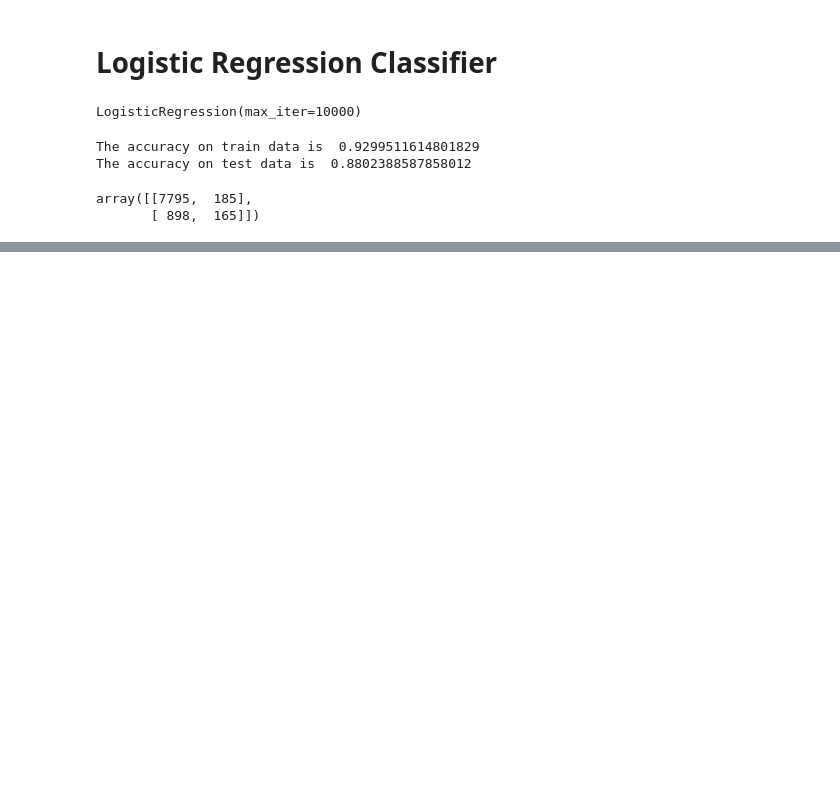
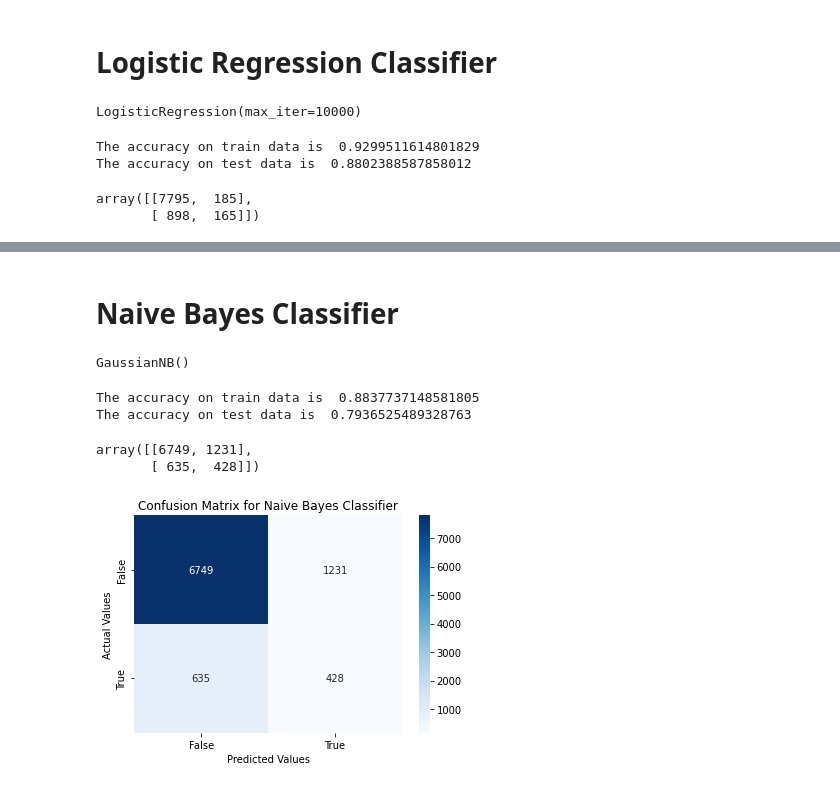
Before and after one commit to sainirajesh17/Bank_Marketing_Effectiveness_Prediction-ML_Classification-, a Jupyter notebook: Bank_Marketing_Effectiveness_Prediction_(Classification)_Capstone_Project.ipynb, the cells around one changed output, grey strips where cells are left out. Saved outputs shown, nothing was run; the diff lists cells and outputs as text; code cells hidden in the pictures; blank space fills up the shorter version.

```diff
--- a/Bank_Marketing_Effectiveness_Prediction_(Classification)_Capstone_Project.ipynb
+++ b/Bank_Marketing_Effectiveness_Prediction_(Classification)_Capstone_Project.ipynb
@@ -538,0 +725,2 @@ Score_df
+# %% [markdown]
+# **Naive Bayes Classifier**
@@ -538,0 +735,6 @@ Score_df
+# %%
+# Fitting the model
+
+gnb.fit(X_train_sm, y_train_sm)
+# %% [output]
+GaussianNB()
@@ -538,0 +746,40 @@ Score_df
+# %%
+# Getting the accuracy scores for training and testing set.
+
+train_accuracy_gnb = accuracy_score(train_class_preds_gnb, y_train_sm)
+test_accuracy_gnb = accuracy_score(test_class_preds_gnb, y_test)
+
+# Display accuracies.
+
+print("The accuracy on train data is ", train_accuracy_gnb)
+print("The accuracy on test data is ", test_accuracy_gnb)
+# %% [output]
+The accuracy on train data is  0.8837737148581805
+The accuracy on test data is  0.7936525489328763
+# %%
+# Confusion Matrix for logistic regression classifier.
+
+cf_matrix_gnb = confusion_matrix(y_test,test_class_preds_gnb)
+cf_matrix_gnb
+# %% [output]
+array([[6749, 1231],
+       [ 635,  428]])
+# %%
+labels = ['6749','1231','635','428']
+
+labels = np.asarray(labels).reshape(2,2)
+
+ax = sns.heatmap(cf_matrix, annot=labels, fmt='', cmap='Blues')
+
+ax.set_title('Confusion Matrix for Naive Bayes Classifier');
+ax.set_xlabel('Predicted Values')
+ax.set_ylabel('Actual Values');
+
+## Ticket labels - List must be in alphabetical order
+ax.xaxis.set_ticklabels(['False','True'])
+ax.yaxis.set_ticklabels(['False','True'])
+
+## Display the visualization of the Confusion Matrix.
+plt.show()
+# %% [output]
+[figure, added]
```
Also changed, not shown: parts of 40 cells of this notebook.
